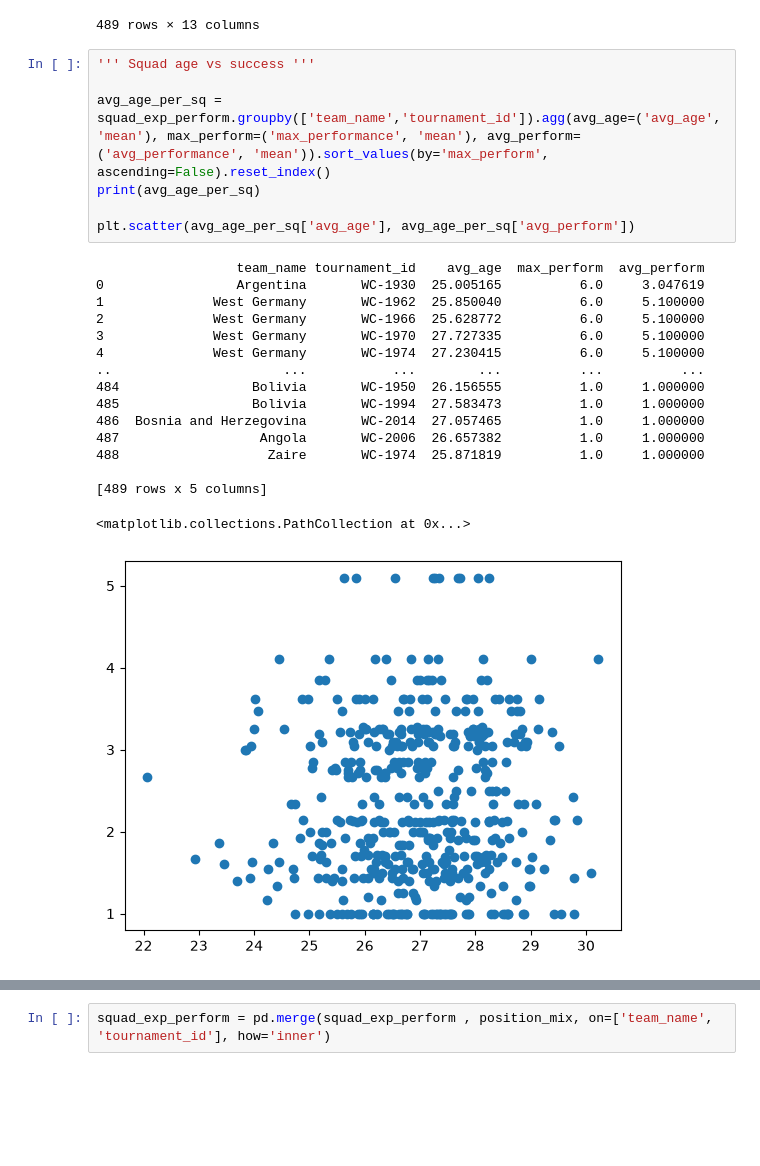
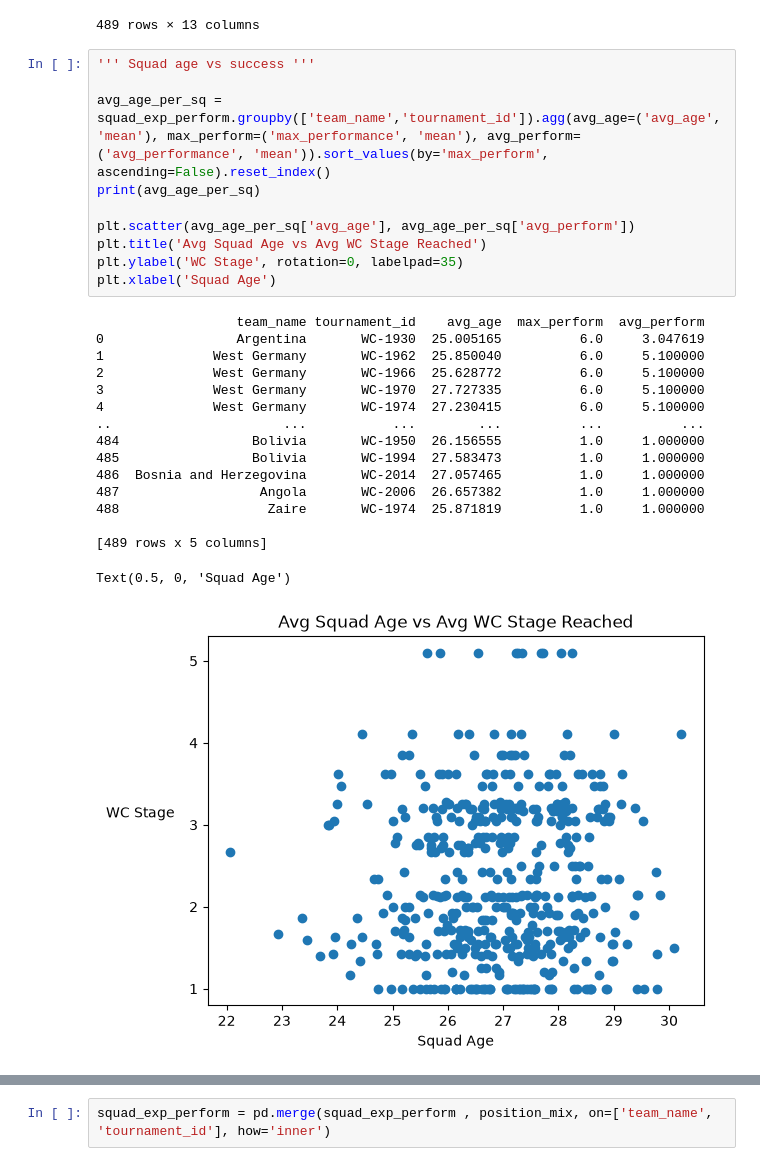
Before and after one commit to bev-amin/fifa-data-science, a Jupyter notebook: notebooks/01-exploration.ipynb, the cells around one changed output, grey strips where cells are left out. Saved outputs shown, nothing was run; the diff lists cells and outputs as text; blank space fills up the shorter version.

Commit message:
Further analysis and polishing plots

```diff
--- a/notebooks/01-exploration.ipynb
+++ b/notebooks/01-exploration.ipynb
@@ -2087,27 +2077,30 @@ squad_exp_perform
 # %%
 ''' Squad age vs success '''
 
 avg_age_per_sq = squad_exp_perform.groupby(['team_name','tournament_id']).agg(avg_age=('avg_age', 'mean'), max_perform=('max_performance', 'mean'), avg_perform=('avg_performance', 'mean')).sort_values(by='max_perform', ascending=False).reset_index()
 print(avg_age_per_sq)
 
 plt.scatter(avg_age_per_sq['avg_age'], avg_age_per_sq['avg_perform'])
+plt.title('Avg Squad Age vs Avg WC Stage Reached')
+plt.ylabel('WC Stage', rotation=0, labelpad=35)
+plt.xlabel('Squad Age')
 # %% [output]
                   team_name tournament_id    avg_age  max_perform  avg_perform
 0                 Argentina       WC-1930  25.005165          6.0     3.047619
 1              West Germany       WC-1962  25.850040          6.0     5.100000
 2              West Germany       WC-1966  25.628772          6.0     5.100000
 3              West Germany       WC-1970  27.727335          6.0     5.100000
 4              West Germany       WC-1974  27.230415          6.0     5.100000
 ..                      ...           ...        ...          ...          ...
 484                 Bolivia       WC-1950  26.156555          1.0     1.000000
 485                 Bolivia       WC-1994  27.583473          1.0     1.000000
 486  Bosnia and Herzegovina       WC-2014  27.057465          1.0     1.000000
 487                  Angola       WC-2006  26.657382          1.0     1.000000
 488                   Zaire       WC-1974  25.871819          1.0     1.000000
 
 [489 rows x 5 columns]
-<matplotlib.collections.PathCollection at 0x...>
+Text(0.5, 0, 'Squad Age')
-[figure, old version]
+[figure, new version]
 # %%
 stage_order = ['Group Stage', 'Round of 16', 'Quarter Final', 'Semi Final', 'Final']
 
```
Also changed, not shown: parts of 40 cells of this notebook.
